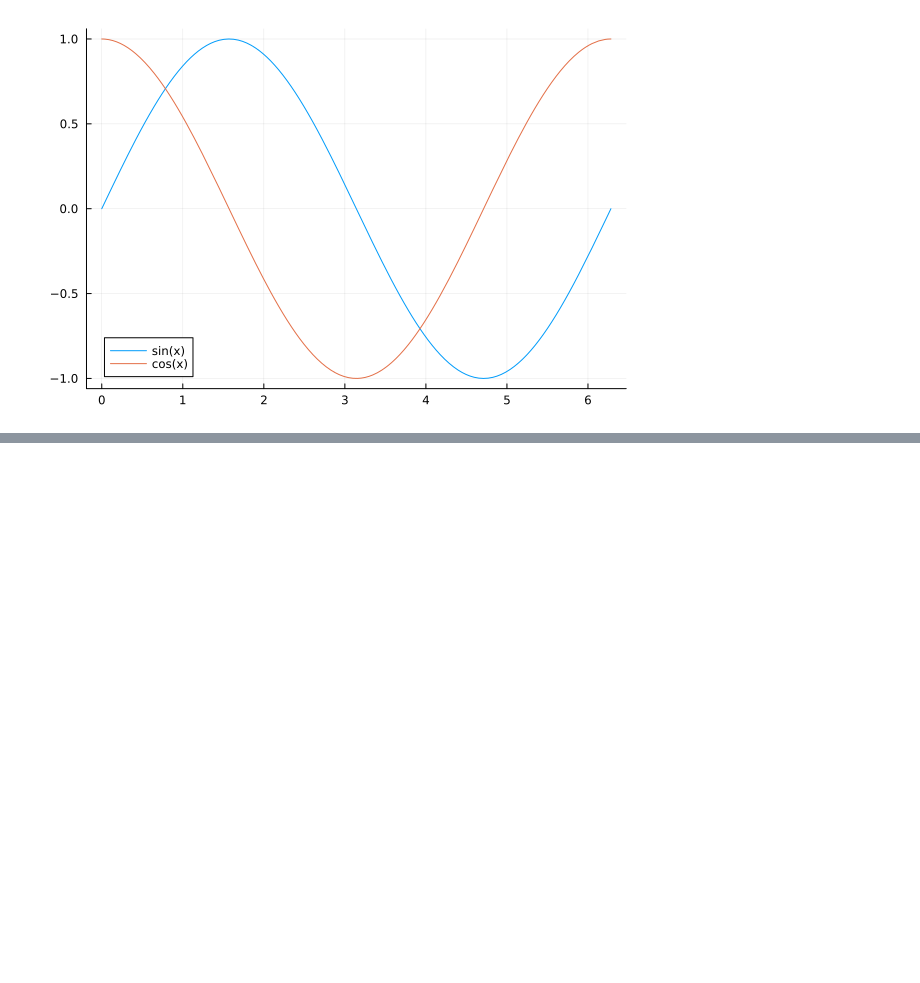
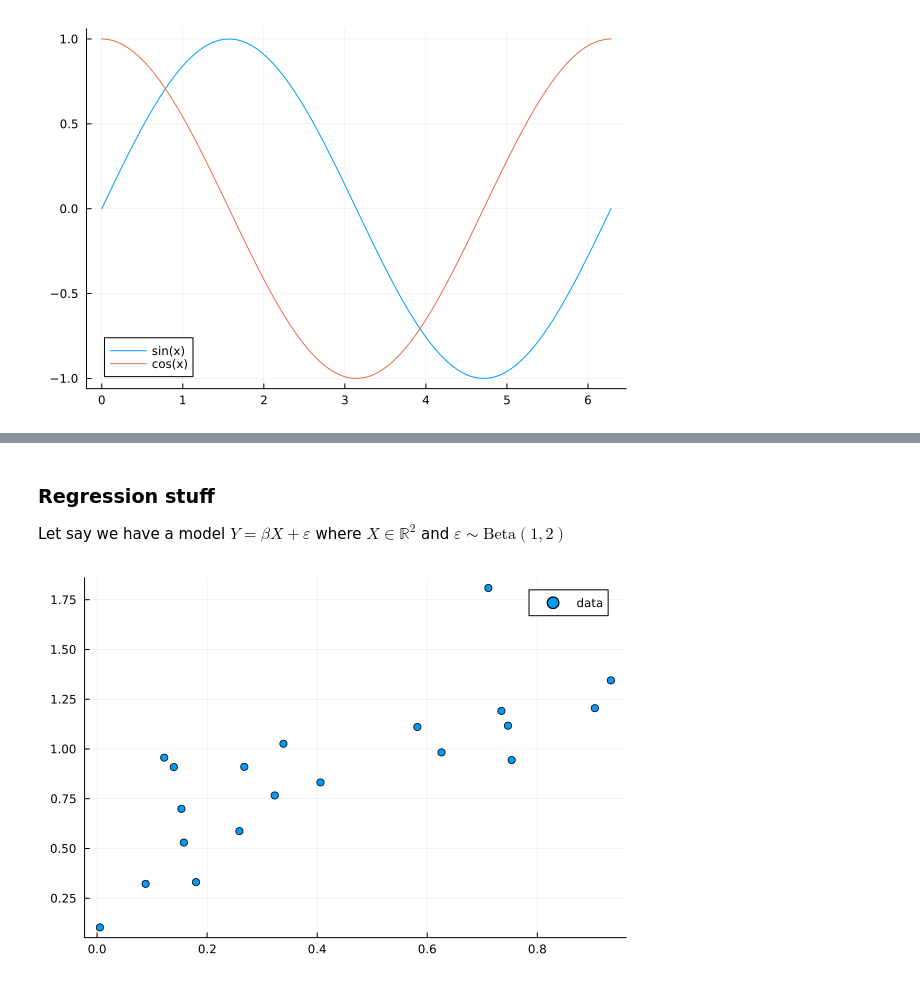
Before and after one commit to aukkawut/ma590_sp2023, a Jupyter notebook: notebooks/Week0.ipynb, the cells around one changed output, grey strips where cells are left out. Saved outputs shown, nothing was run; the diff lists cells and outputs as text; code cells hidden in the pictures; blank space fills up the shorter version.

Commit message:
add regression

```diff
--- a/notebooks/Week0.ipynb
+++ b/notebooks/Week0.ipynb
@@ -26,0 +67,11 @@ density(vec(x), label="Beta(1,2)")
+# %% [markdown]
+### Regression stuff
+
+Let say we have a model $Y = \beta X + \varepsilon$ where $X\in\mathbb{R}^2$ and $\varepsilon\sim \text{Beta}(1,2)$
+# %%
+#generate a dataset of y = 1.2x + e where e~Beta(1,2)
+x = rand(20)
+y = 1.2x + rand(d, 20)
+scatter(x, y, label="data")
+# %% [output]
+[figure, added]
```
Also changed, not shown: parts of 5 cells of this notebook.
